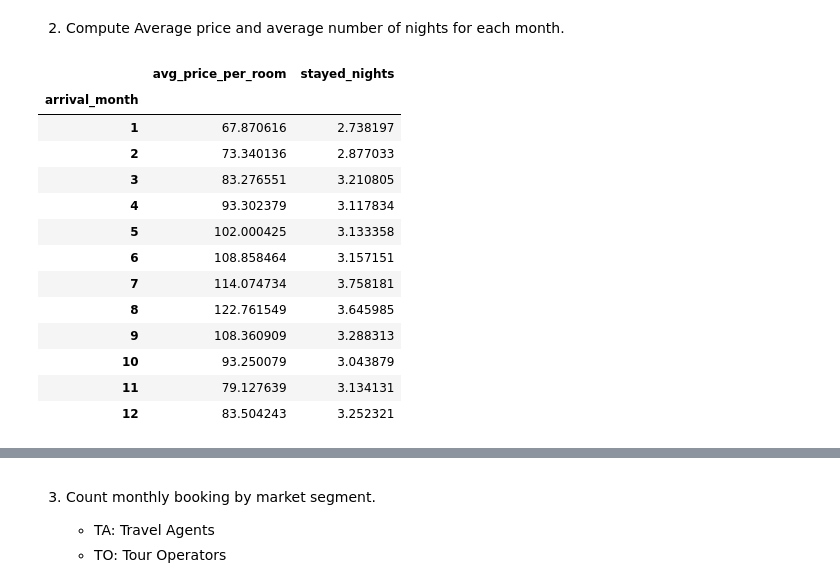
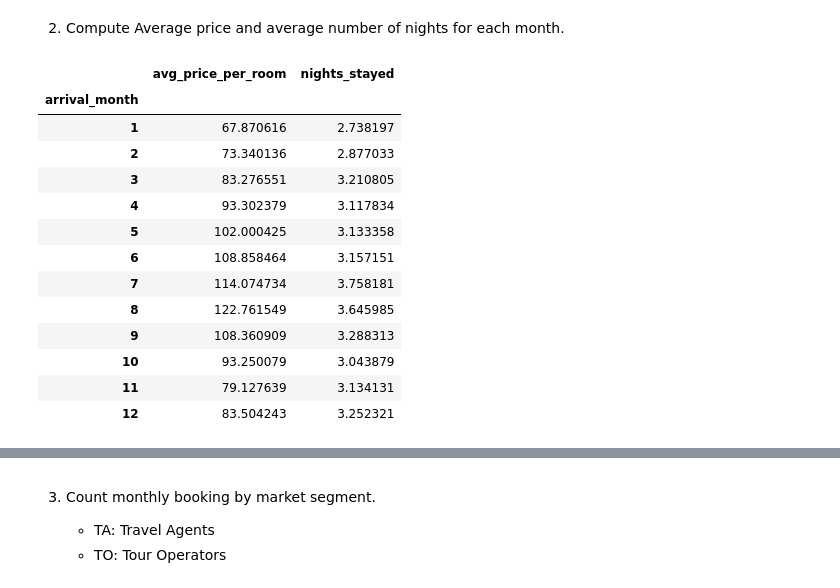
Before and after one commit to nickocruzm/FinalProject236, a Jupyter notebook: Phase02.ipynb, the cells around one changed output, grey strips where cells are left out. Cells and saved outputs as stored; diff of their text form; code cells hidden in the pictures.

```diff
--- a/Phase02.ipynb
+++ b/Phase02.ipynb
@@ -38,11 +58,10 @@ print(cancel_rate_by_month)
 # %% [markdown]
 2. Compute Average price and average number of nights for each month.
 # %%
-df['stayed_nights'] = df['stays_in_week_nights'] + df['stays_in_weekend_nights']
-
-df.groupby("arrival_month")[["avg_price_per_room", 'stayed_nights']].mean()
+df['nights_stayed'] = df['stays_in_week_nights'] + df['stays_in_weekend_nights']
+df.groupby("arrival_month")[["avg_price_per_room", 'nights_stayed']].mean()
 # %% [output]
-|  | avg_price_per_room | stayed_nights |
+|  | avg_price_per_room | nights_stayed |
 | arrival_month |  |  |
 | 1 | 67.870616 | 2.738197 |
 | 2 | 73.340136 | 2.877033 |
```
Also changed, not shown: parts of 5 cells of this notebook, 7 other files.
